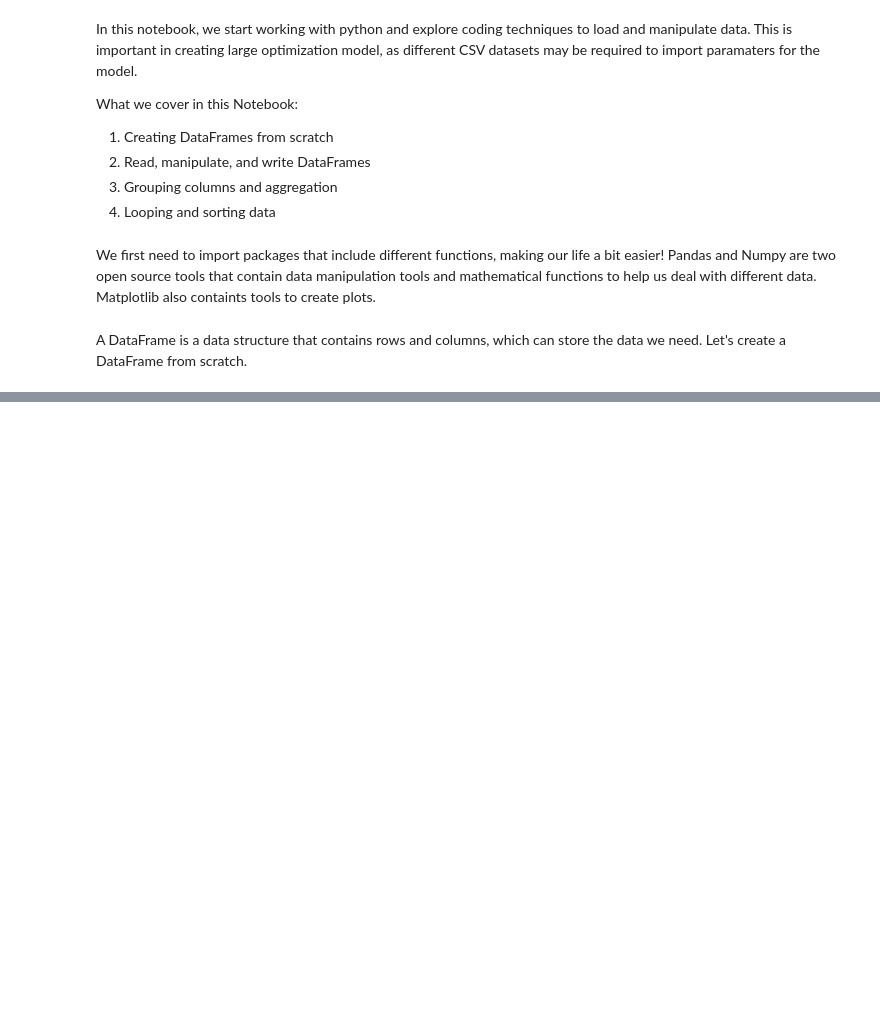
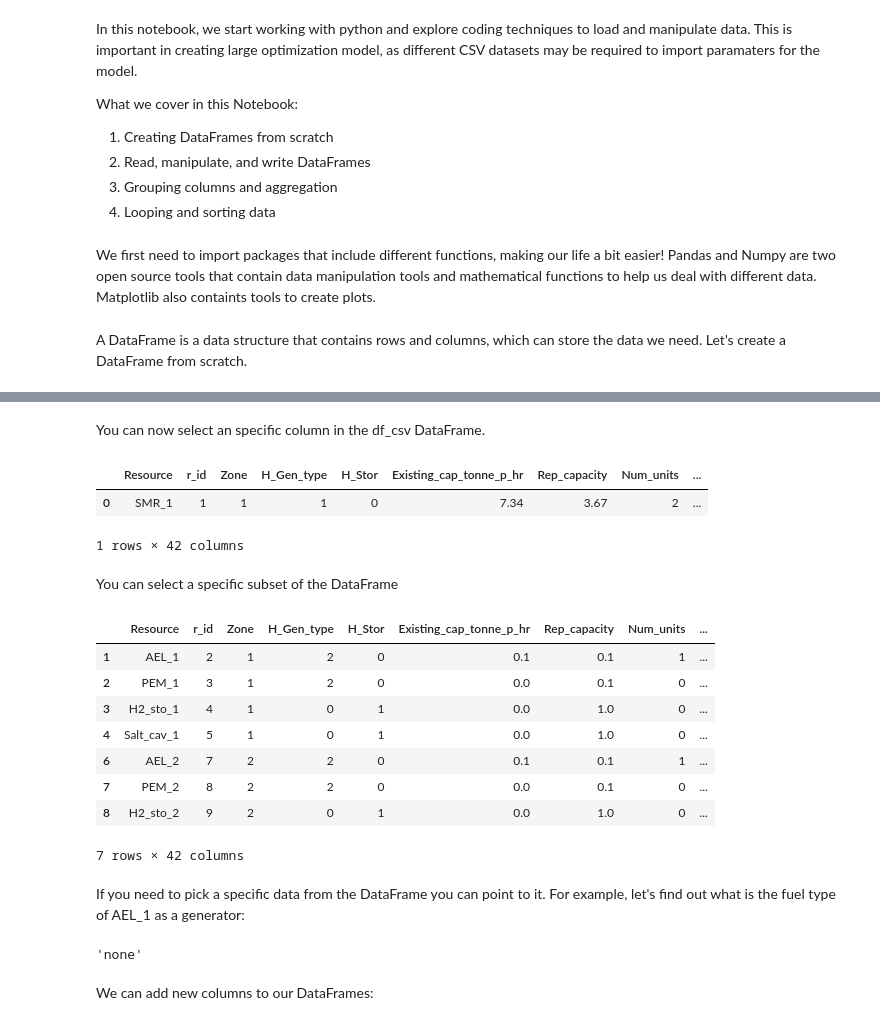
Before and after one commit to rezfa/Supply_Chain_Analytics_2026, a Jupyter notebook: 0_Getting_Started.ipynb, the cells around one changed output, grey strips where cells are left out. Drawn from its saved outputs; the diff is of its cells as text; code cells hidden in the pictures; blank space fills up the shorter version.

```diff
--- a/0_Getting_Started.ipynb
+++ b/0_Getting_Started.ipynb
@@ -51,0 +78,38 @@ df3
+# %% [markdown]
+You can now select an specific column in the df_csv DataFrame.
+# %%
+df_csv["Resource"] # selecting a specific column
+df_csv[["Resource", "Existing_cap_tonne_p_hr"]] # selecting multiple columns
+
+df_csv[df_csv["Fuel"] == "ng"]  # filtering rows
+df_csv[df_csv["Existing_cap_tonne_p_hr"] > 1]  # filtering rows with condition
+# %% [output]
+|  | Resource | r_id | Zone | H_Gen_type | H_Stor | Existing_cap_tonne_p_hr | Rep_capacity | Num_units | ... |
+| 0 | SMR_1 | 1 | 1 | 1 | 0 | 7.34 | 3.67 | 2 | ... |
+1 rows × 42 columns
+# %% [markdown]
+You can select a specific subset of the DataFrame
+# %%
+Electrolyzers = df_csv[df_csv["Fuel"] != "ng"]  # Only selects generators that do not use natural gas as the fuel
+
+Electrolyzers
+# %% [output]
+|  | Resource | r_id | Zone | H_Gen_type | H_Stor | Existing_cap_tonne_p_hr | Rep_capacity | Num_units | ... |
+| 1 | AEL_1 | 2 | 1 | 2 | 0 | 0.1 | 0.1 | 1 | ... |
+| 2 | PEM_1 | 3 | 1 | 2 | 0 | 0.0 | 0.1 | 0 | ... |
+| 3 | H2_sto_1 | 4 | 1 | 0 | 1 | 0.0 | 1.0 | 0 | ... |
+| 4 | Salt_cav_1 | 5 | 1 | 0 | 1 | 0.0 | 1.0 | 0 | ... |
+| 6 | AEL_2 | 7 | 2 | 2 | 0 | 0.1 | 0.1 | 1 | ... |
+| 7 | PEM_2 | 8 | 2 | 2 | 0 | 0.0 | 0.1 | 0 | ... |
+| 8 | H2_sto_2 | 9 | 2 | 0 | 1 | 0.0 | 1.0 | 0 | ... |
+7 rows × 42 columns
+# %% [markdown]
+If you need to pick a specific data from the DataFrame you can point to it. For example, let's find out what is the fuel type of AEL_1 as a generator:
+# %%
+Selected_Data = df_csv.loc[df_csv["Resource"] == "AEL_1", "Fuel"].values[0]
+
+Selected_Data
+# %% [output]
+'none'
+# %% [markdown]
+We can add new columns to our DataFrames:
```
Also changed, not shown: parts of 18 cells of this notebook, 2 other files.
